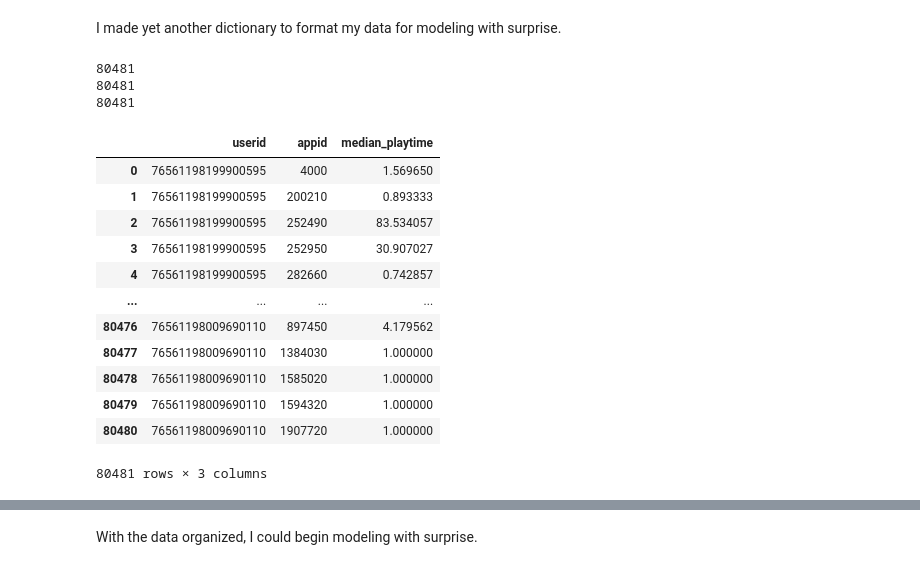
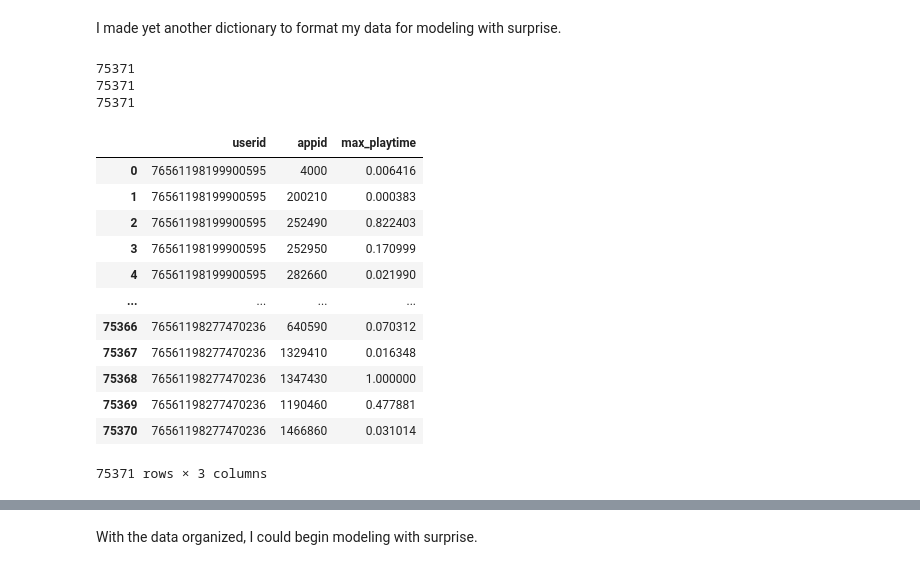
Before and after one commit to yuhkulele/Steam-Recommendations, a Jupyter notebook: notebook.ipynb, the cells around one changed output, grey strips where cells are left out. Drawn from its saved outputs; the diff is of its cells as text; code cells hidden in the pictures.

```diff
--- a/notebook.ipynb
+++ b/notebook.ipynb
@@ -1870,7 +1986,9 @@ To create standardized playtimes, I calculated the mean and median playtimes for
 # %%
 median_dict = {}
 mean_dict = {}
+max_dict = {}
 for game in games_dict:
     #calculate average and median playtimes for each game
+    max_dict[game] = np.max(games_dict[game]['playtimes'])
     median_dict[game] = np.median(games_dict[game]['playtimes'])
     mean_dict[game] = np.mean(games_dict[game]['playtimes'])
@@ -1939,12 +2089,12 @@ ax.set_title('Top 10 Games with Highest Average Playtime');
 # %% [markdown]
 I created two additional dictionaries containing standardized playtimes for each user. The keys of these dictionaries was user IDs; the value mapped to each user ID was a dictionary with app IDs as keys and standardized playtimes as values.
 # %%
-#standardize playtime by median
-users_median_dict = {}
+#standardize playtime by max
+users_max_dict = {}
 for user, library in users_dict.items():
     standardized_library = {}
     for game in library:
-        standardized_time = library[game] / games_dict[game]['median']
+        standardized_time = library[game] / max_dict[game]
         standardized_library[game] = standardized_time
-    users_median_dict[user] = standardized_library
+    users_max_dict[user] = standardized_library
 # %%
@@ -1970,9 +2119,0 @@ users_median_dict['76561198199900595']
-# %%
-#standardize playtime by mean
-users_mean_dict = {}
-for user, library in users_dict.items():
-    standardized_library = {}
-    for game in library:
-        standardized_time = library[game] / games_dict[game]['mean']
-        standardized_library[game] = standardized_time
-    users_mean_dict[user] = standardized_library
@@ -2007,35 +2128,35 @@ I made yet another dictionary to format my data for modeling with surprise.
 surprise_dict = {}
 surprise_dict['appid'] = []
 surprise_dict['userid'] = []
-surprise_dict['median_playtime'] = []
-for key, value in users_median_dict.items():
+surprise_dict['max_playtime'] = []
+for key, value in users_max_dict.items():
     for game in value:
         surprise_dict['userid'].append(key)
         surprise_dict['appid'].append(game)
-        surprise_dict['median_playtime'].append(value[game])
+        surprise_dict['max_playtime'].append(value[game])
 
 print(len(surprise_dict['appid']))
 print(len(surprise_dict['userid']))
-print(len(surprise_dict['median_playtime']))
+print(len(surprise_dict['max_playtime']))
 # %% [output]
-80481
-80481
-80481
+75371
+75371
+75371
 # %%
-#convert median standardized dictionary to dataframe
-median_df = pd.DataFrame(surprise_dict, columns=['userid', 'appid', 'median_playtime'])
-median_df
+#convert max standardized dictionary to dataframe
+max_df = pd.DataFrame(surprise_dict, columns=['userid', 'appid', 'max_playtime'])
+max_df
 # %% [output]
-|  | userid | appid | median_playtime |
-| 0 | 76561198199900595 | 4000 | 1.569650 |
-| 1 | 76561198199900595 | 200210 | 0.893333 |
-| 2 | 76561198199900595 | 252490 | 83.534057 |
-| 3 | 76561198199900595 | 252950 | 30.907027 |
-| 4 | 76561198199900595 | 282660 | 0.742857 |
+|  | userid | appid | max_playtime |
+| 0 | 76561198199900595 | 4000 | 0.006416 |
+| 1 | 76561198199900595 | 200210 | 0.000383 |
+| 2 | 76561198199900595 | 252490 | 0.822403 |
+| 3 | 76561198199900595 | 252950 | 0.170999 |
+| 4 | 76561198199900595 | 282660 | 0.021990 |
 | ... | ... | ... | ... |
-| 80476 | 76561198009690110 | 897450 | 4.179562 |
-| 80477 | 76561198009690110 | 1384030 | 1.000000 |
-| 80478 | 76561198009690110 | 1585020 | 1.000000 |
-| 80479 | 76561198009690110 | 1594320 | 1.000000 |
-| 80480 | 76561198009690110 | 1907720 | 1.000000 |
+| 75366 | 76561198277470236 | 640590 | 0.070312 |
+| 75367 | 76561198277470236 | 1329410 | 0.016348 |
+| 75368 | 76561198277470236 | 1347430 | 1.000000 |
+| 75369 | 76561198277470236 | 1190460 | 0.477881 |
+| 75370 | 76561198277470236 | 1466860 | 0.031014 |
-80481 rows × 3 columns
+75371 rows × 3 columns
```
Also changed, not shown: parts of 118 cells of this notebook, 2 other files.
